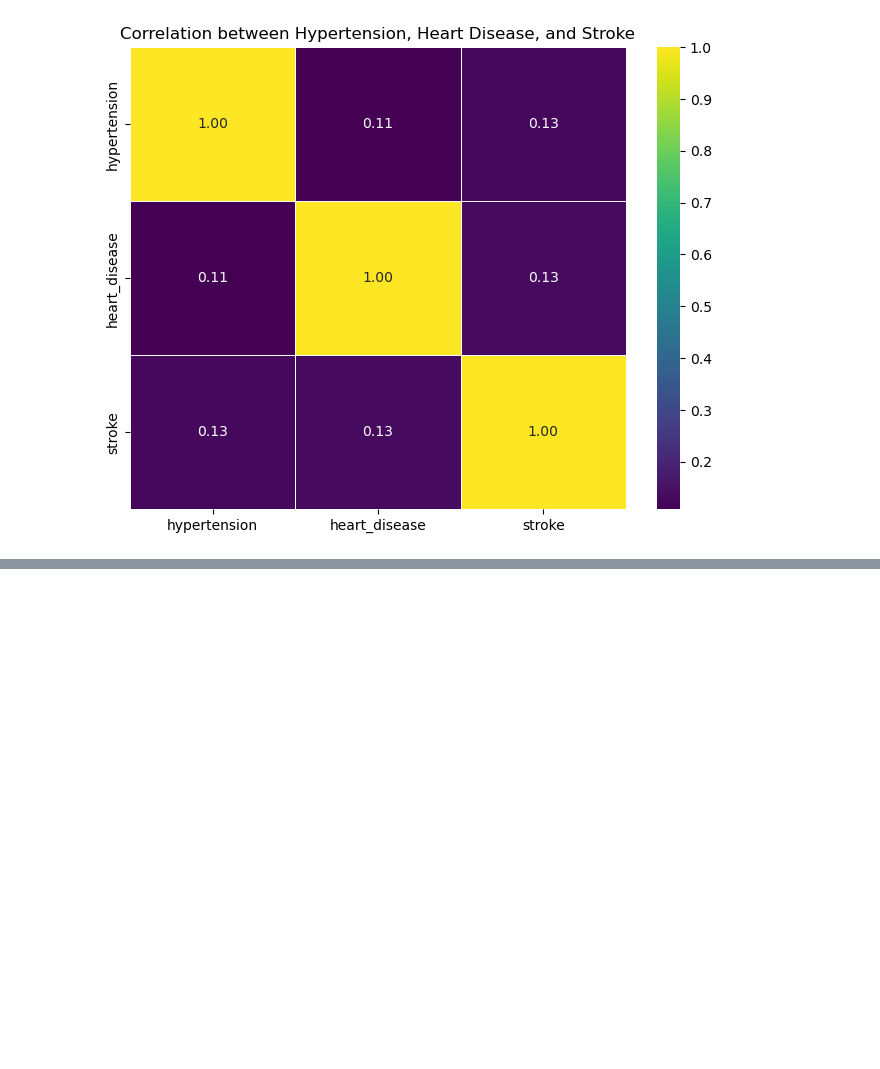
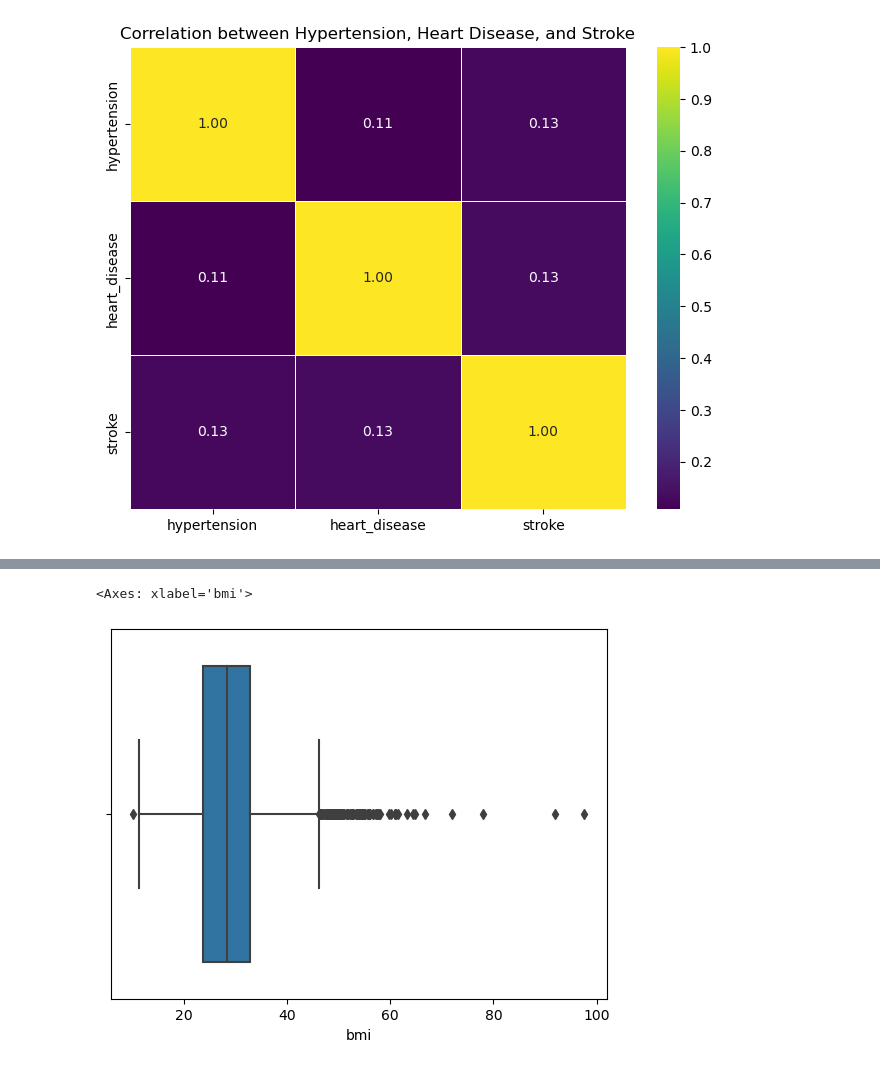
Before and after one commit to FridaOyucho/Stroke_Data_Analysis, a Jupyter notebook: Stroke_Data_Analysis.ipynb, the cells around one changed output, grey strips where cells are left out. Drawn from its saved outputs; the diff is of its cells as text; code cells hidden in the pictures; blank space fills up the shorter version.

```diff
--- a/Stroke_Data_Analysis.ipynb
+++ b/Stroke_Data_Analysis.ipynb
@@ -482,0 +508,6 @@ plt.show()
+# %%
+# Checking the bmi trend
+sns.boxplot(data=df2,x='bmi')
+# %% [output]
+<Axes: xlabel='bmi'>
+[figure, added]
```
Also changed, not shown: parts of 11 cells of this notebook.
